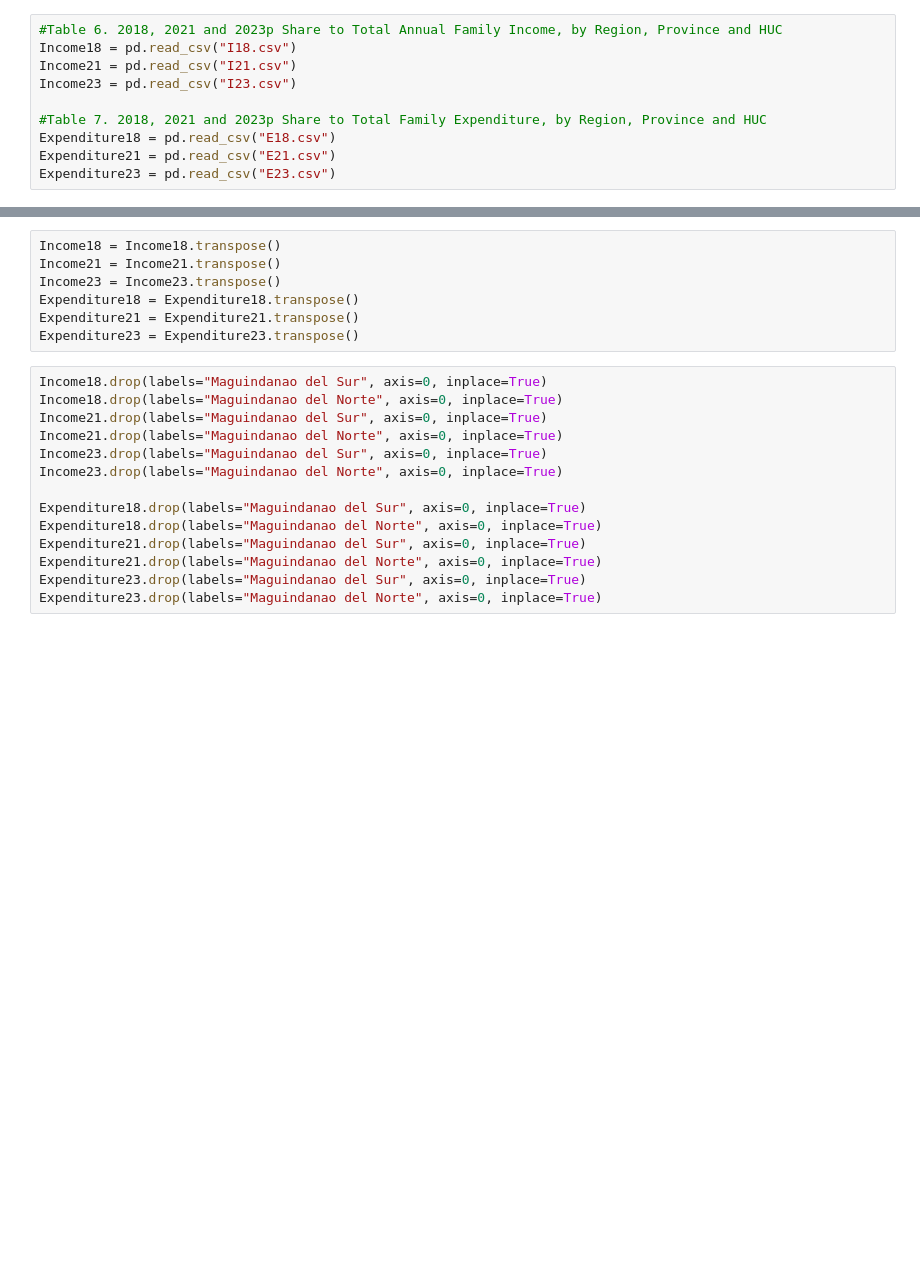
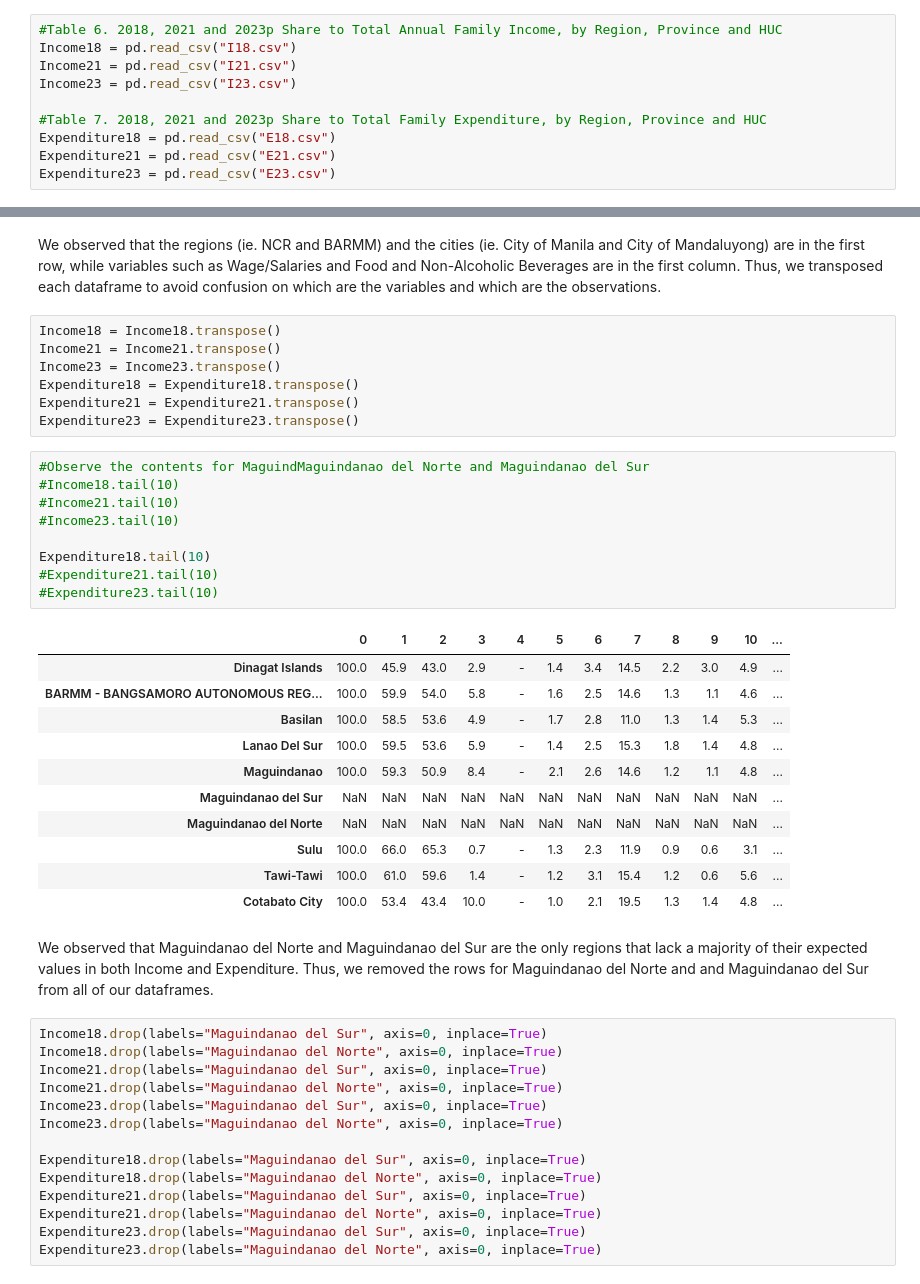
Before and after one commit to Sky282128/RoleModels, a Jupyter notebook: RoleModels.ipynb, the cells around one changed output, grey strips where cells are left out. Drawn from its saved outputs; the diff is of its cells as text; blank space fills up the shorter version.

```diff
--- a/RoleModels.ipynb
+++ b/RoleModels.ipynb
@@ -35,3 +108,5 @@ Expenditure23 = pd.read_csv("E23.csv")
+# %% [markdown]
+We observed that the regions (ie. NCR and BARMM) and the cities (ie. City of Manila and City of Mandaluyong) are in the first row, while variables such as Wage/Salaries and Food and Non-Alcoholic Beverages are in the first column. Thus, we transposed each dataframe to avoid confusion on which are the variables and which are the observations.
 # %%
 Income18 = Income18.transpose()
 Income21 = Income21.transpose()
@@ -39,6 +114,29 @@ Income23 = Income23.transpose()
 Expenditure18 = Expenditure18.transpose()
 Expenditure21 = Expenditure21.transpose()
 Expenditure23 = Expenditure23.transpose()
+# %%
+#Observe the contents for MaguindMaguindanao del Norte and Maguindanao del Sur
+#Income18.tail(10)
+#Income21.tail(10)
+#Income23.tail(10)
+
+Expenditure18.tail(10)
+#Expenditure21.tail(10)
+#Expenditure23.tail(10)
+# %% [output]
+|  | 0 | 1 | 2 | 3 | 4 | 5 | 6 | 7 | 8 | 9 | 10 | ... |
+| Dinagat Islands | 100.0 | 45.9 | 43.0 | 2.9 | - | 1.4 | 3.4 | 14.5 | 2.2 | 3.0 | 4.9 | ... |
+| BARMM - BANGSAMORO AUTONOMOUS REG... | 100.0 | 59.9 | 54.0 | 5.8 | - | 1.6 | 2.5 | 14.6 | 1.3 | 1.1 | 4.6 | ... |
+| Basilan | 100.0 | 58.5 | 53.6 | 4.9 | - | 1.7 | 2.8 | 11.0 | 1.3 | 1.4 | 5.3 | ... |
+| Lanao Del Sur | 100.0 | 59.5 | 53.6 | 5.9 | - | 1.4 | 2.5 | 15.3 | 1.8 | 1.4 | 4.8 | ... |
+| Maguindanao | 100.0 | 59.3 | 50.9 | 8.4 | - | 2.1 | 2.6 | 14.6 | 1.2 | 1.1 | 4.8 | ... |
+| Maguindanao del Sur | NaN | NaN | NaN | NaN | NaN | NaN | NaN | NaN | NaN | NaN | NaN | ... |
+| Maguindanao del Norte | NaN | NaN | NaN | NaN | NaN | NaN | NaN | NaN | NaN | NaN | NaN | ... |
+| Sulu | 100.0 | 66.0 | 65.3 | 0.7 | - | 1.3 | 2.3 | 11.9 | 0.9 | 0.6 | 3.1 | ... |
+| Tawi-Tawi | 100.0 | 61.0 | 59.6 | 1.4 | - | 1.2 | 3.1 | 15.4 | 1.2 | 0.6 | 5.6 | ... |
+| Cotabato City | 100.0 | 53.4 | 43.4 | 10.0 | - | 1.0 | 2.1 | 19.5 | 1.3 | 1.4 | 4.8 | ... |
+# %% [markdown]
+We observed that Maguindanao del Norte and Maguindanao del Sur are the only regions that lack a majority of their expected values in both Income and Expenditure. Thus, we removed the rows for Maguindanao del Norte and and Maguindanao del Sur from all of our dataframes.
 # %%
 Income18.drop(labels="Maguindanao del Sur", axis=0, inplace=True)
 Income18.drop(labels="Maguindanao del Norte", axis=0, inplace=True)
```
Also changed, not shown: parts of 11 cells of this notebook.
